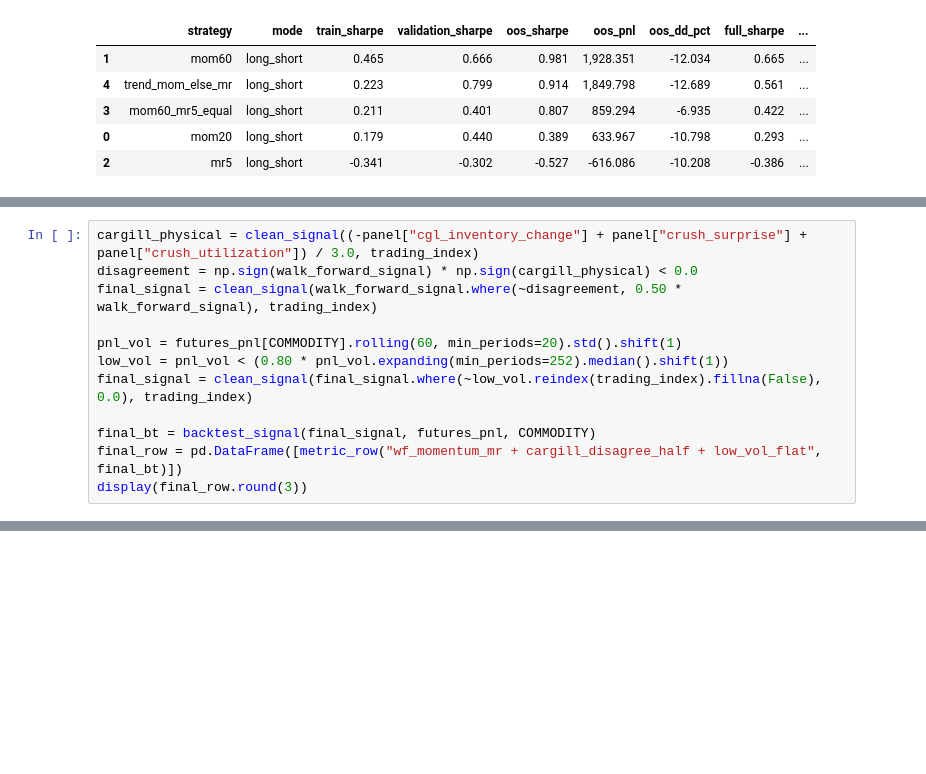
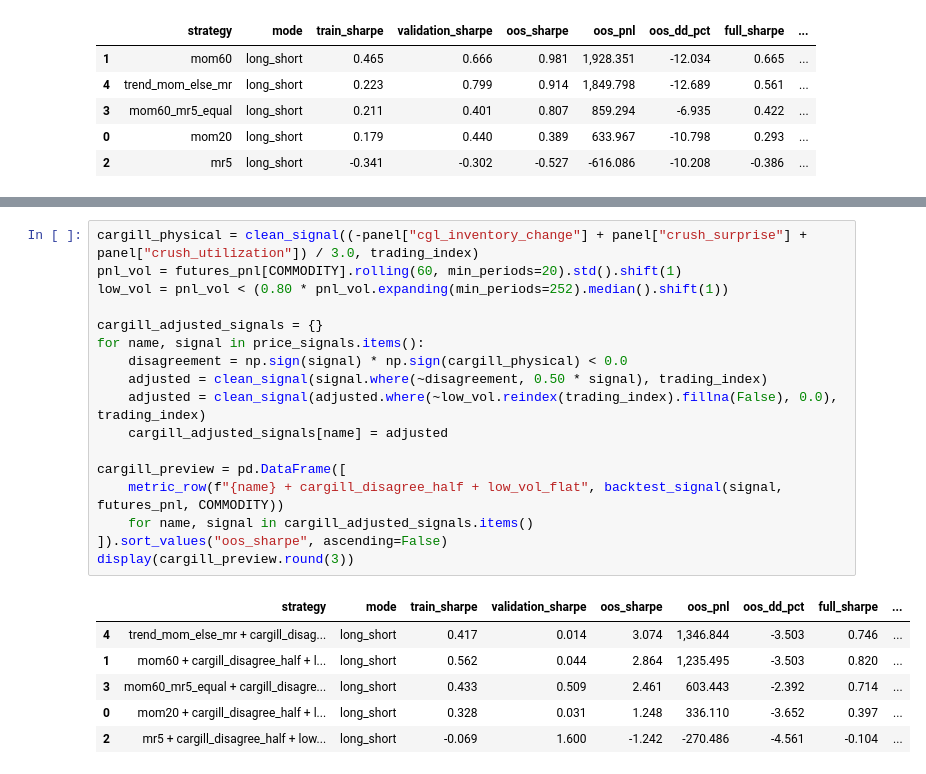
Before and after one commit to phuongmaipham/cgl_challenge, a Jupyter notebook: soybean_strategy_backtest_research.ipynb, the cells around one changed output, grey strips where cells are left out. Saved outputs shown, nothing was run; the diff lists cells and outputs as text; blank space fills up the shorter version.

```diff
--- a/soybean_strategy_backtest_research.ipynb
+++ b/soybean_strategy_backtest_research.ipynb
@@ -343,12 +306,0 @@ display(pd.DataFrame([metric_row("annual_walk_forward_momentum_mr", walk_forward
-# %%
-cargill_physical = clean_signal((-panel["cgl_inventory_change"] + panel["crush_surprise"] + panel["crush_utilization"]) / 3.0, trading_index)
-disagreement = np.sign(walk_forward_signal) * np.sign(cargill_physical) < 0.0
-final_signal = clean_signal(walk_forward_signal.where(~disagreement, 0.50 * walk_forward_signal), trading_index)
-
-pnl_vol = futures_pnl[COMMODITY].rolling(60, min_periods=20).std().shift(1)
-low_vol = pnl_vol < (0.80 * pnl_vol.expanding(min_periods=252).median().shift(1))
-final_signal = clean_signal(final_signal.where(~low_vol.reindex(trading_index).fillna(False), 0.0), trading_index)
-
-final_bt = backtest_signal(final_signal, futures_pnl, COMMODITY)
-final_row = pd.DataFrame([metric_row("wf_momentum_mr + cargill_disagree_half + low_vol_flat", final_bt)])
-display(final_row.round(3))
@@ -390,0 +311,24 @@ The generic A/B tests are kept as diagnostics. The promoted rule is the walk-for
+# %%
+cargill_physical = clean_signal((-panel["cgl_inventory_change"] + panel["crush_surprise"] + panel["crush_utilization"]) / 3.0, trading_index)
+pnl_vol = futures_pnl[COMMODITY].rolling(60, min_periods=20).std().shift(1)
+low_vol = pnl_vol < (0.80 * pnl_vol.expanding(min_periods=252).median().shift(1))
+
+cargill_adjusted_signals = {}
+for name, signal in price_signals.items():
+    disagreement = np.sign(signal) * np.sign(cargill_physical) < 0.0
+    adjusted = clean_signal(signal.where(~disagreement, 0.50 * signal), trading_index)
+    adjusted = clean_signal(adjusted.where(~low_vol.reindex(trading_index).fillna(False), 0.0), trading_index)
+    cargill_adjusted_signals[name] = adjusted
+
+cargill_preview = pd.DataFrame([
+    metric_row(f"{name} + cargill_disagree_half + low_vol_flat", backtest_signal(signal, futures_pnl, COMMODITY))
+    for name, signal in cargill_adjusted_signals.items()
+]).sort_values("oos_sharpe", ascending=False)
+display(cargill_preview.round(3))
+# %% [output]
+|  | strategy | mode | train_sharpe | validation_sharpe | oos_sharpe | oos_pnl | oos_dd_pct | full_sharpe | ... |
+| 4 | trend_mom_else_mr + cargill_disag... | long_short | 0.417 | 0.014 | 3.074 | 1,346.844 | -3.503 | 0.746 | ... |
+| 1 | mom60 + cargill_disagree_half + l... | long_short | 0.562 | 0.044 | 2.864 | 1,235.495 | -3.503 | 0.820 | ... |
+| 3 | mom60_mr5_equal + cargill_disagre... | long_short | 0.433 | 0.509 | 2.461 | 603.443 | -2.392 | 0.714 | ... |
+| 0 | mom20 + cargill_disagree_half + l... | long_short | 0.328 | 0.031 | 1.248 | 336.110 | -3.652 | 0.397 | ... |
+| 2 | mr5 + cargill_disagree_half + low... | long_short | -0.069 | 1.600 | -1.242 | -270.486 | -4.561 | -0.104 | ... |
```
Also changed, not shown: parts of 9 cells of this notebook, 32 other files.
